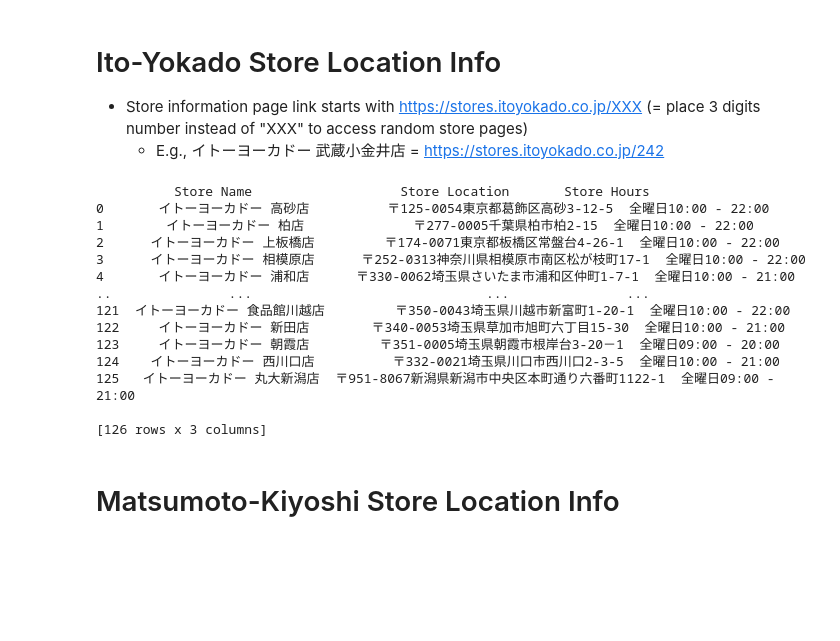
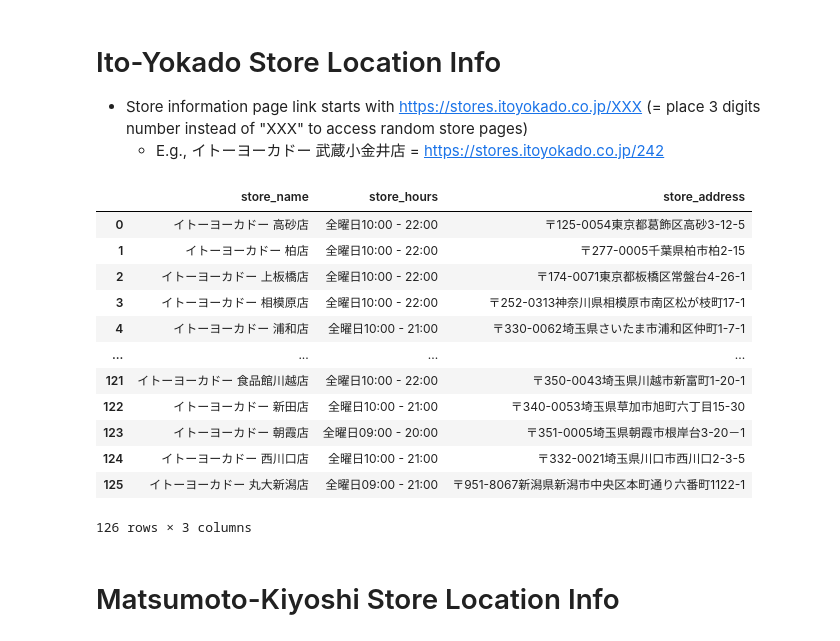
Before and after one commit to Kensuzuki95/AIF360, a Jupyter notebook: Web_Scraping_Store_Info.ipynb, the cells around one changed output. Drawn from its saved outputs; the diff is of its cells as text; code cells hidden in the pictures; blank space fills up the shorter version.

```diff
--- a/Web_Scraping_Store_Info.ipynb
+++ b/Web_Scraping_Store_Info.ipynb
@@ -83,50 +86,49 @@ def scrape_store_details(store_number):
         store_name_element = soup.find("span", class_="LocationName-brand")
         store_name = store_name_element.text if store_name_element else "N/A"
 
         # Scrape the store location
         store_location_element = soup.find("address", class_="Address-content")
         store_location = store_location_element.text if store_location_element else "N/A"
 
         # Scrape the store hours
         store_hours_element = soup.find("div", class_="c-hours-details")
         store_hours = store_hours_element.text.strip() if store_hours_element else "N/A"
 
         # Return the scraped details as a dictionary
         return {
-            "Store Name": store_name,
-            "Store Location": store_location,
-            "Store Hours": store_hours
+            "store_name": store_name,
+            "store_hours": store_hours,
+            "store_address": store_location
         }
     else:
         return None
 
 # Scrape store details for store numbers 001 to 999
 results = []
 for store_number in range(1, 1000):
     store_details = scrape_store_details(store_number)
     if store_details is not None:
         results.append(store_details)
 
 # Create a data frame from the results
 df = pd.DataFrame(results)
 
 # Print the data frame
 df
 # %% [output]
+|  | store_name | store_hours | store_address |
+| 0 | イトーヨーカドー 高砂店 | 全曜日10:00 - 22:00 | 〒125-0054東京都葛飾区高砂3-12-5 |
+| 1 | イトーヨーカドー 柏店 | 全曜日10:00 - 22:00 | 〒277-0005千葉県柏市柏2-15 |
+| 2 | イトーヨーカドー 上板橋店 | 全曜日10:00 - 22:00 | 〒174-0071東京都板橋区常盤台4-26-1 |
+| 3 | イトーヨーカドー 相模原店 | 全曜日10:00 - 22:00 | 〒252-0313神奈川県相模原市南区松が枝町17-1 |
+| 4 | イトーヨーカドー 浦和店 | 全曜日10:00 - 21:00 | 〒330-0062埼玉県さいたま市浦和区仲町1-7-1 |
+| ... | ... | ... | ... |
+| 121 | イトーヨーカドー 食品館川越店 | 全曜日10:00 - 22:00 | 〒350-0043埼玉県川越市新富町1-20-1 |
+| 122 | イトーヨーカドー 新田店 | 全曜日10:00 - 21:00 | 〒340-0053埼玉県草加市旭町六丁目15-30 |
+| 123 | イトーヨーカドー 朝霞店 | 全曜日09:00 - 20:00 | 〒351-0005埼玉県朝霞市根岸台3-20－1 |
+| 124 | イトーヨーカドー 西川口店 | 全曜日10:00 - 21:00 | 〒332-0021埼玉県川口市西川口2-3-5 |
+| 125 | イトーヨーカドー 丸大新潟店 | 全曜日09:00 - 21:00 | 〒951-8067新潟県新潟市中央区本町通り六番町1122-1 |
-          Store Name                   Store Location       Store Hours
-0       イトーヨーカドー 高砂店          〒125-0054東京都葛飾区高砂3-12-5  全曜日10:00 - 22:00
-1        イトーヨーカドー 柏店              〒277-0005千葉県柏市柏2-15  全曜日10:00 - 22:00
-2      イトーヨーカドー 上板橋店         〒174-0071東京都板橋区常盤台4-26-1  全曜日10:00 - 22:00
-3      イトーヨーカドー 相模原店      〒252-0313神奈川県相模原市南区松が枝町17-1  全曜日10:00 - 22:00
-4       イトーヨーカドー 浦和店      〒330-0062埼玉県さいたま市浦和区仲町1-7-1  全曜日10:00 - 21:00
-..               ...                              ...               ...
-121  イトーヨーカドー 食品館川越店         〒350-0043埼玉県川越市新富町1-20-1  全曜日10:00 - 22:00
-122     イトーヨーカドー 新田店        〒340-0053埼玉県草加市旭町六丁目15-30  全曜日10:00 - 21:00
-123     イトーヨーカドー 朝霞店         〒351-0005埼玉県朝霞市根岸台3-20－1  全曜日09:00 - 20:00
-124    イトーヨーカドー 西川口店          〒332-0021埼玉県川口市西川口2-3-5  全曜日10:00 - 21:00
-125   イトーヨーカドー 丸大新潟店  〒951-8067新潟県新潟市中央区本町通り六番町1122-1  全曜日09:00 - 21:00
-
-[126 rows x 3 columns]
+126 rows × 3 columns
 # %%
 df.to_excel('/content/drive/MyDrive/EY Recruitment Documents/franchise_info/ito_yokado.xlsx', index=False)
 # %% [markdown]
```
Also changed, not shown: parts of 9 cells of this notebook.
